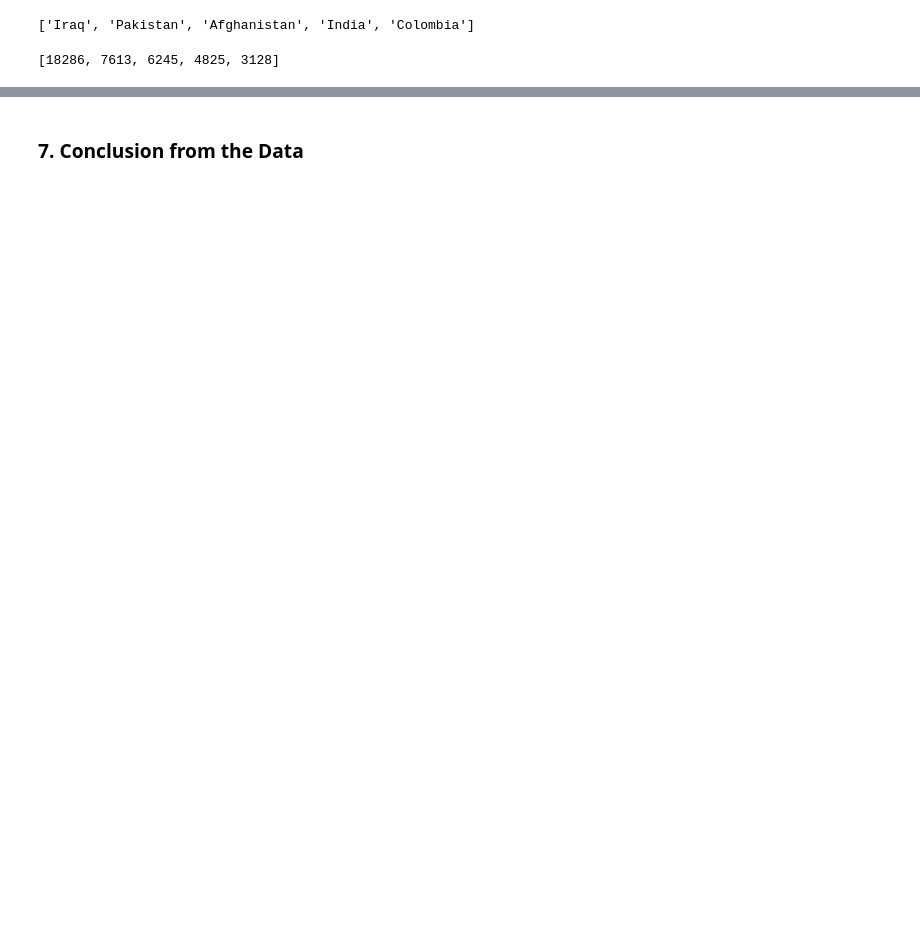
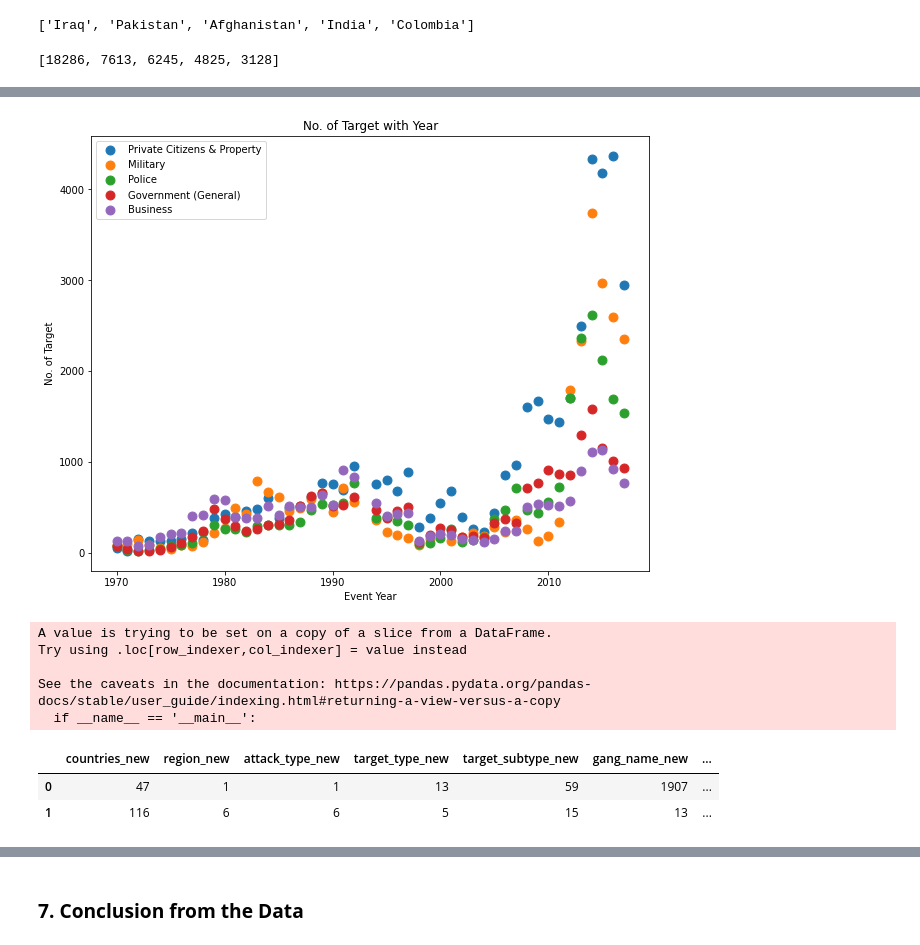
Before and after one commit to prabirdeb/Global-Terrorism-Analysis, a Jupyter notebook: Global_Terrorism_Analysis_Capstone_Project.ipynb, the cells around one changed output, grey strips where cells are left out. Saved outputs shown, nothing was run; the diff lists cells and outputs as text; code cells hidden in the pictures; blank space fills up the shorter version.

```diff
--- a/Global_Terrorism_Analysis_Capstone_Project.ipynb
+++ b/Global_Terrorism_Analysis_Capstone_Project.ipynb
@@ -253,0 +295,38 @@ Here, no anomalies have been found in the terror_num_df which may affect our ana
+# %%
+# Plottig Target types in scatter
+plt.figure(figsize=(10,8))
+list_of_targets=['Private Citizens & Property','Military','Police','Government (General)','Business']
+for target in list_of_targets:
+  x=list(terror_df.iyear.unique())
+  y=[dict(terror_df.groupby(['iyear'])['targtype1_txt'].value_counts()).get((i, target)) for i in x]
+  plt.scatter(x, y,s=80)
+
+plt.title('No. of Target with Year')
+plt.ylabel('No. of Target')
+plt.xlabel('Event Year')
+plt.legend(list_of_targets)
+plt.show()
+# %% [output]
+[figure, added]
+# %%
+# Converting Categorical columns to numerical columns
+label_encoder = LabelEncoder()
+for k in terror_nominal_df.columns:
+
+  X=terror_nominal_df[k].values
+  y = label_encoder.fit_transform(X)
+
+  name=k+'_new'
+  terror_nominal_df[name]=y
+# %% [output]
+A value is trying to be set on a copy of a slice from a DataFrame.
+Try using .loc[row_indexer,col_indexer] = value instead
+
+See the caveats in the documentation: https://pandas.pydata.org/pandas-docs/stable/user_guide/indexing.html#returning-a-view-versus-a-copy
+  if __name__ == '__main__':
+# %%
+terror_nominal_df.iloc[:,7:].head(2)
+# %% [output]
+|  | countries_new | region_new | attack_type_new | target_type_new | target_subtype_new | gang_name_new | ... |
+| 0 | 47 | 1 | 1 | 13 | 59 | 1907 | ... |
+| 1 | 116 | 6 | 6 | 5 | 15 | 13 | ... |
```
Also changed, not shown: parts of 38 cells of this notebook.
